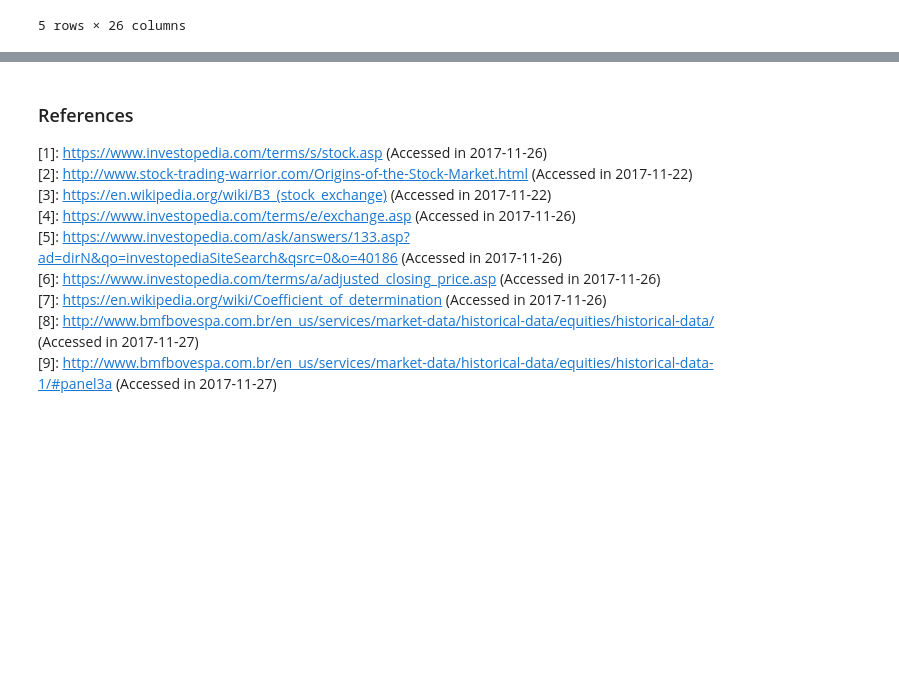
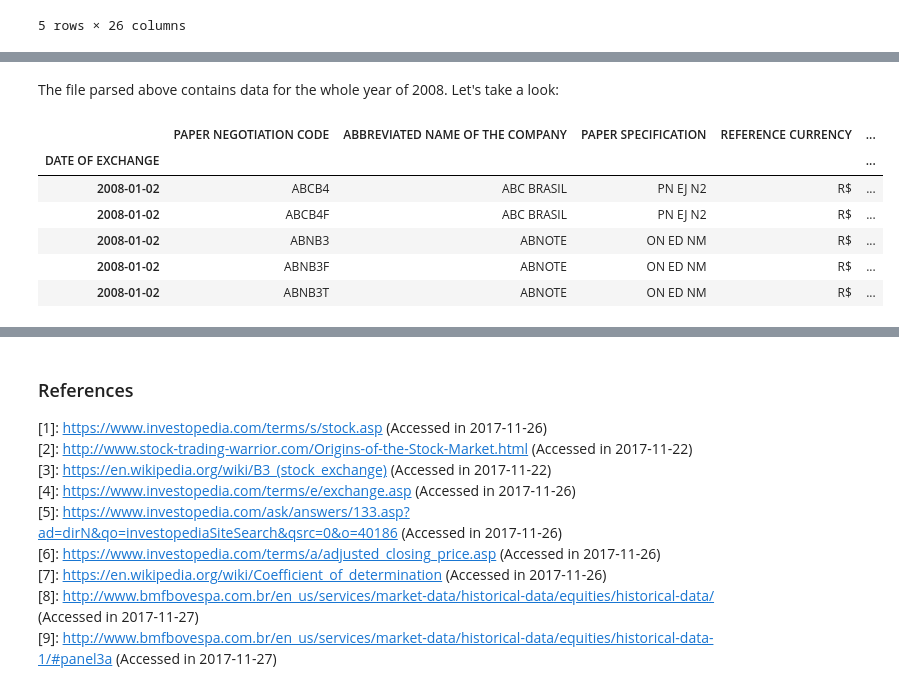
Before and after one commit to gabriel301/MLNanodregree, a Jupyter notebook: projects/capstone/CapstoneProject/Report/Capstone Report.ipynb, the cells around one changed output, grey strips where cells are left out. Drawn from its saved outputs; the diff is of its cells as text; code cells hidden in the pictures; blank space fills up the shorter version.

```diff
--- a/projects/capstone/CapstoneProject/Report/Capstone Report.ipynb
+++ b/projects/capstone/CapstoneProject/Report/Capstone Report.ipynb
@@ -153,0 +219,19 @@ parsedDf.head()
+# %% [markdown]
+The file parsed above contains data for the whole year of 2008. Let's take a look:
+# %%
+parsedDf2008 = pd.read_csv(folder+'\COTAHIST_A2008.csv',parse_dates=['DATE OF EXCHANGE'])
+parsedDf2008 = parsedDf2008[['DATE OF EXCHANGE','PAPER NEGOTIATION CODE','ABBREVIATED NAME OF THE COMPANY','PAPER SPECIFICATION',
+          'REFERENCE CURRENCY','MARKET PAPER OPENING FLOOR PRICE','MARKET PAPER HIGHEST FLOOR PRICE',
+         'MARKET PAPER LOWEST FLOOR PRICE','MARKET PAPER LAST NEGOTIATED PRICE',
+          'NUMBER OF TRADES CONDUCTED WITH THE MARKET PAPER']]
+parsedDf2008 = parsedDf2008.set_index('DATE OF EXCHANGE')
+
+parsedDf2008.head()
+# %% [output]
+|  | PAPER NEGOTIATION CODE | ABBREVIATED NAME OF THE COMPANY | PAPER SPECIFICATION | REFERENCE CURRENCY | ... |
+| DATE OF EXCHANGE |  |  |  |  | ... |
+| 2008-01-02 | ABCB4 | ABC BRASIL | PN EJ N2 | R$ | ... |
+| 2008-01-02 | ABCB4F | ABC BRASIL | PN EJ N2 | R$ | ... |
+| 2008-01-02 | ABNB3 | ABNOTE | ON ED NM | R$ | ... |
+| 2008-01-02 | ABNB3F | ABNOTE | ON ED NM | R$ | ... |
+| 2008-01-02 | ABNB3T | ABNOTE | ON ED NM | R$ | ... |
```
Also changed, not shown: parts of 13 cells of this notebook, 3 other files.
